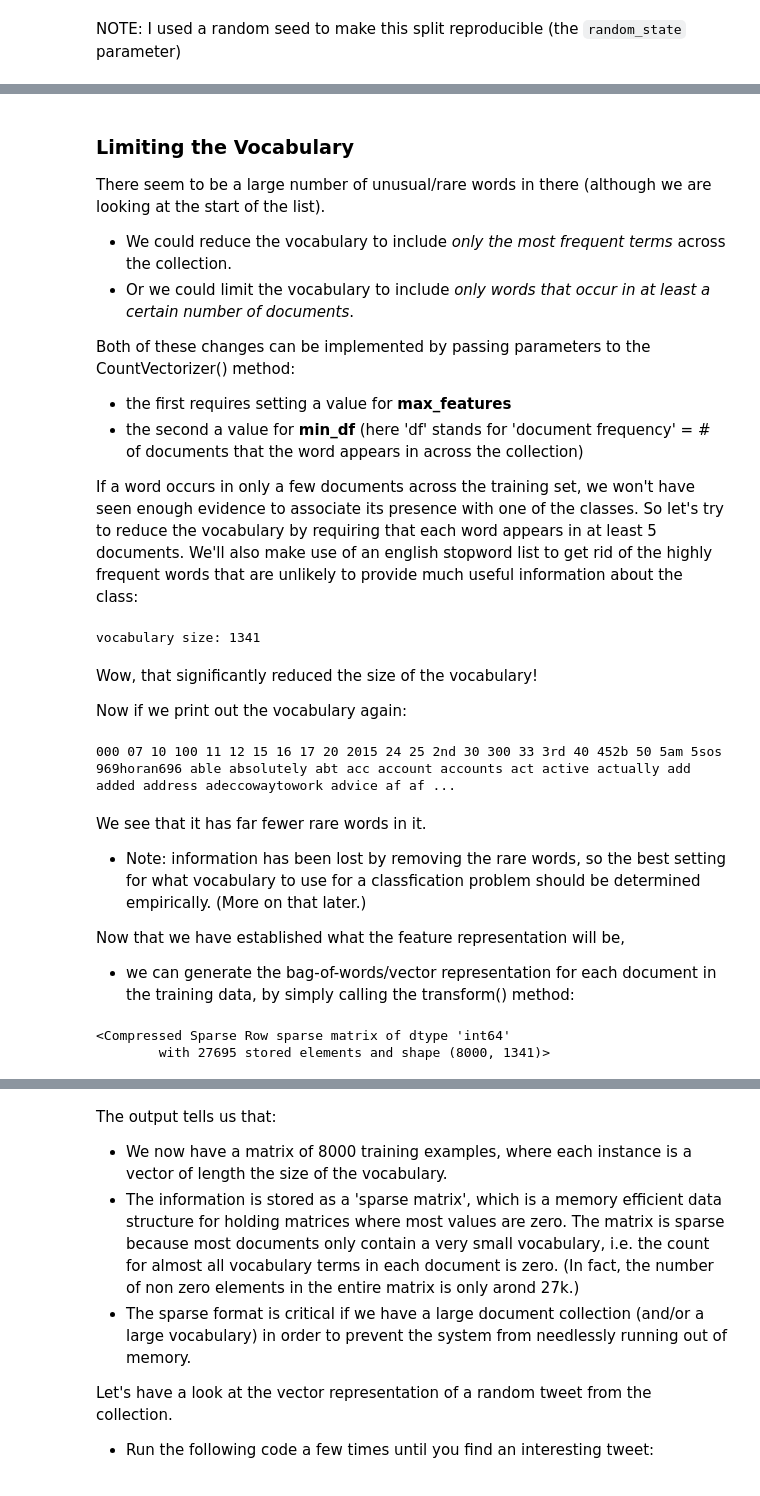
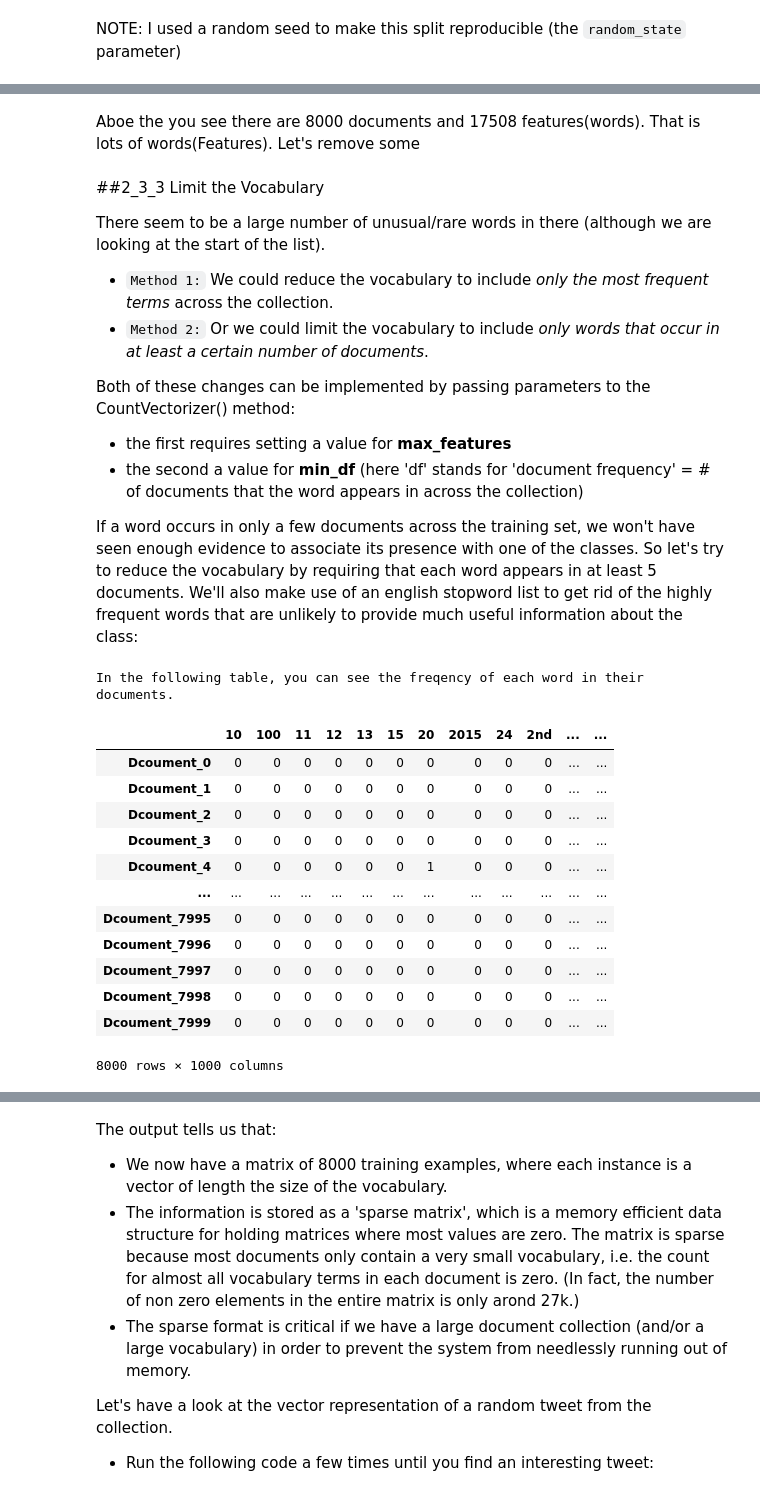
Before and after one commit to Mohammad-Amirifard/NLP_Tutorial, a Jupyter notebook: 02_Building_a_Text_Classifier.ipynb, the cells around one changed output, grey strips where cells are left out. Drawn from its saved outputs; the diff is of its cells as text; code cells hidden in the pictures.

Commit message:
Created Vectors of features

```diff
--- a/02_Building_a_Text_Classifier.ipynb
+++ b/02_Building_a_Text_Classifier.ipynb
@@ -330,39 +355,40 @@ array(['00', '000', '001', '00128835', '009', '00am', '00kouhey00',
+# %% [markdown]
+Aboe the you see there are 8000 documents and 17508 features(words).
+That is lots of words(Features). Let's remove some
 # %% [markdown]
-### Limiting the Vocabulary
+##2_3_3 Limit the Vocabulary
 
 
 There seem to be a large number of unusual/rare words in there (although we are looking at the start of the list).
-- We could reduce the vocabulary to include *only the most frequent terms* across the collection.
-- Or we could limit the vocabulary to include *only words that occur in at least a certain number of documents*.
+- `Method 1:` We could reduce the vocabulary to include *only the most frequent terms* across the collection.
+- `Method 2:` Or we could limit the vocabulary to include *only words that occur in at least a certain number of documents*.
 
 Both of these changes can be implemented by passing parameters to the CountVectorizer() method:
 - the first requires setting a value for **max_features**
 - the second a value for **min_df** (here 'df' stands for 'document frequency' = # of documents that the word appears in across the collection)
 
 If a word occurs in only a few documents across the training set, we won't have seen enough evidence to associate its presence with one of the classes. So let's try to reduce the vocabulary by requiring that each word appears in at least 5 documents. We'll also make use of an english stopword list to get rid of the highly frequent words that are unlikely to provide much useful information about the class:
-# %%
-vectorizer = CountVectorizer(min_df=5, stop_words='english')
-vectorizer.fit(train_x)
-print(f"vocabulary size: {len(vectorizer.get_feature_names_out())}")
-# %% [output]
-vocabulary size: 1341
-# %% [markdown]
-Wow, that significantly reduced the size of the vocabulary!
-
-Now if we print out the vocabulary again:
-# %%
-print(*vectorizer.get_feature_names_out())
-# %% [output]
-000 07 10 100 11 12 15 16 17 20 2015 24 25 2nd 30 300 33 3rd 40 452b 50 5am 5sos 969horan696 able absolutely abt acc account accounts act active actually add added address adeccowaytowork advice af af ...
-# %% [markdown]
-We see that it has far fewer rare words in it.
-- Note: information has been lost by removing the rare words, so the best setting for what vocabulary to use for a classfication problem should be determined empirically. (More on that later.)
-
-Now that we have established what the feature representation will be,
-- we can generate the bag-of-words/vector representation for each document in the training data, by simply calling the transform() method:
-# %%
-train_x_vector = vectorizer.transform(train_x)
-train_x_vector
-# %% [output]
-<Compressed Sparse Row sparse matrix of dtype 'int64'
-        with 27695 stored elements and shape (8000, 1341)>
+# %%
+# Method 1: Reduce the features and keep most common. Also here we can remove the most common words called stopwords, since they are meaningless.
+vectorizer = CountVectorizer(max_features=1000, stop_words='english')
+vectorizer.fit(train_x)
+train_x_vector_1 = vectorizer.transform(train_x)
+
+print('In the following table, you can see the freqency of each word in their documents.')
+view = pd.DataFrame(train_x_vector_1.toarray(),columns=vectorizer.get_feature_names_out(),index=["Dcoument_"+str(i) for i in range(len(train_x))])
+view
+# %% [output]
+In the following table, you can see the freqency of each word in their documents.
+|  | 10 | 100 | 11 | 12 | 13 | 15 | 20 | 2015 | 24 | 2nd | ... | ... |
+| Dcoument_0 | 0 | 0 | 0 | 0 | 0 | 0 | 0 | 0 | 0 | 0 | ... | ... |
+| Dcoument_1 | 0 | 0 | 0 | 0 | 0 | 0 | 0 | 0 | 0 | 0 | ... | ... |
+| Dcoument_2 | 0 | 0 | 0 | 0 | 0 | 0 | 0 | 0 | 0 | 0 | ... | ... |
+| Dcoument_3 | 0 | 0 | 0 | 0 | 0 | 0 | 0 | 0 | 0 | 0 | ... | ... |
+| Dcoument_4 | 0 | 0 | 0 | 0 | 0 | 0 | 1 | 0 | 0 | 0 | ... | ... |
+| ... | ... | ... | ... | ... | ... | ... | ... | ... | ... | ... | ... | ... |
+| Dcoument_7995 | 0 | 0 | 0 | 0 | 0 | 0 | 0 | 0 | 0 | 0 | ... | ... |
+| Dcoument_7996 | 0 | 0 | 0 | 0 | 0 | 0 | 0 | 0 | 0 | 0 | ... | ... |
+| Dcoument_7997 | 0 | 0 | 0 | 0 | 0 | 0 | 0 | 0 | 0 | 0 | ... | ... |
+| Dcoument_7998 | 0 | 0 | 0 | 0 | 0 | 0 | 0 | 0 | 0 | 0 | ... | ... |
+| Dcoument_7999 | 0 | 0 | 0 | 0 | 0 | 0 | 0 | 0 | 0 | 0 | ... | ... |
+8000 rows × 1000 columns
```
Also changed, not shown: parts of 30 cells of this notebook.
